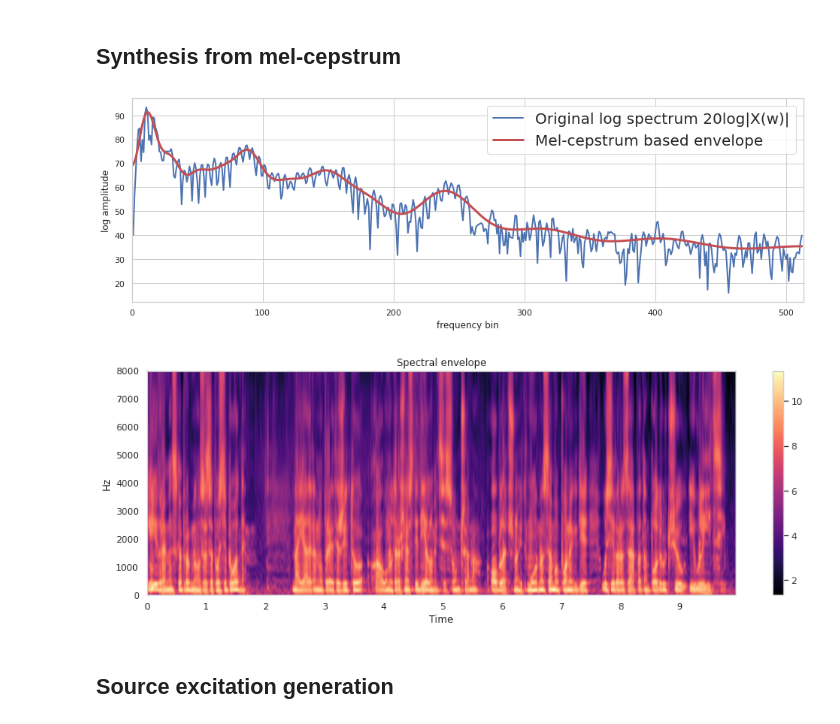
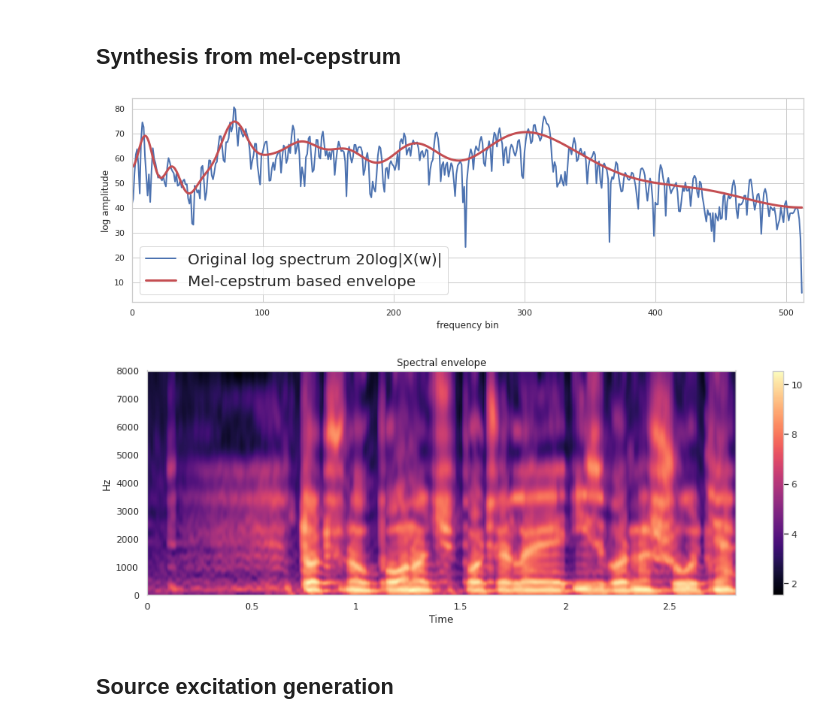
Before and after one commit to lenanovak/rogj-mlsa, a Jupyter notebook: rogj-mlsa.ipynb, the cells around one changed output. Cells and saved outputs as stored; diff of their text form; code cells hidden in the pictures.

```diff
--- a/rogj-mlsa.ipynb
+++ b/rogj-mlsa.ipynb
@@ -9,7 +9,7 @@ import librosa
 import librosa.display
 import seaborn
 
-WAV = "sm04010103201"
+WAV = "sm04010105105"
 # %%
 seaborn.set(style="whitegrid")
 plt.rcParams['figure.figsize'] = (16,5)
@@ -139,23 +102,19 @@ plt.savefig("./images/"+WAV+"/"+WAV+"_sourceExcitation.png")
 # %% [markdown]
 ## Synthesis from mel-cepstrum
 # %%
-order = 25 # defaultna vrijednost za order kod mel-cepstruma
+order = 25 # defaultna vrijednost za order mel-cepstruma
 alpha = 0.42
 
-# Spectrum for a windowed signal - prirodni logaritam modula spektra ?
 # izračun spectruma 20log|X(w)| za okvir
-sp = 20*np.log10(np.abs(np.fft.rfft(xw)))
-# fft.rfft = Compute the one-dimensional discrete Fourier Transform for real input.
+sp = 20*np.log10(np.abs(np.fft.rfft(frames[int(pos/hop_length)])))
 
-mgc = pysptk.mcep(xw, order, alpha) # one frame = xw
+mgc = pysptk.mcep(frames[int(pos/hop_length)], order, alpha)
 pplot(sp, pysptk.mgc2sp(mgc, alpha, 0.0, frame_length).real, title="Mel-cepstrum based envelope")
 # sa .real se uzima samo realni dio kompleksnog broja
 
 plt.savefig("./images/"+WAV+"/"+WAV+"_melCepstrumEnvelope.png")
-
-# zašto je 0.41? a u Lineaer frequency cepstrum based envelope je 0.0
 # %% [output]
-[figure, old version]
+[figure, new version]
 # %%
 mc = pysptk.mcep(frames, order, alpha)
 # mcep - mel-cepstrum analysis
@@ -175,7 +134,7 @@ plt.title("Spectral envelope");
 
 plt.savefig("./images/"+WAV+"/"+WAV+"_spectralEnvelope.png")
 # %% [output]
-[figure, old version]
+[figure, new version]
 # %% [markdown]
 ## Source excitation generation
 # %%
```
Also changed, not shown: parts of 11 cells of this notebook, 57 other files.
